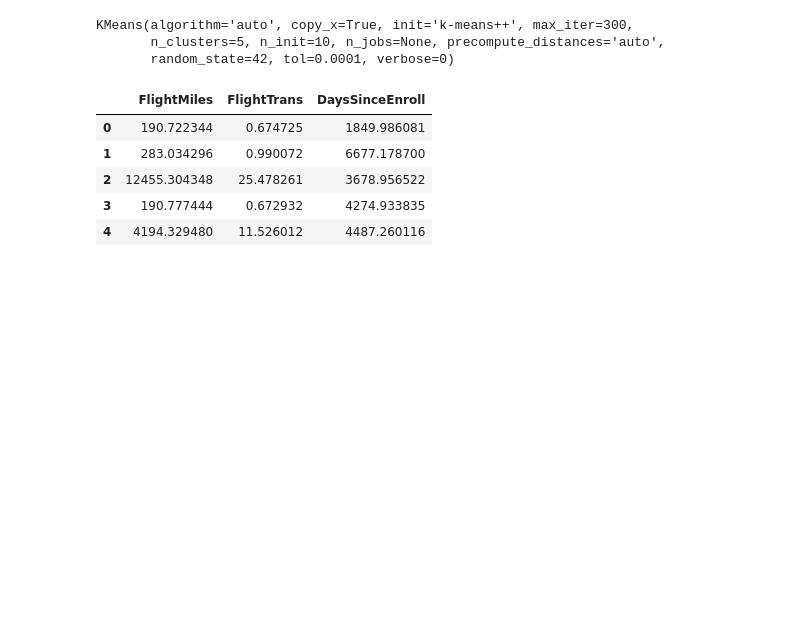
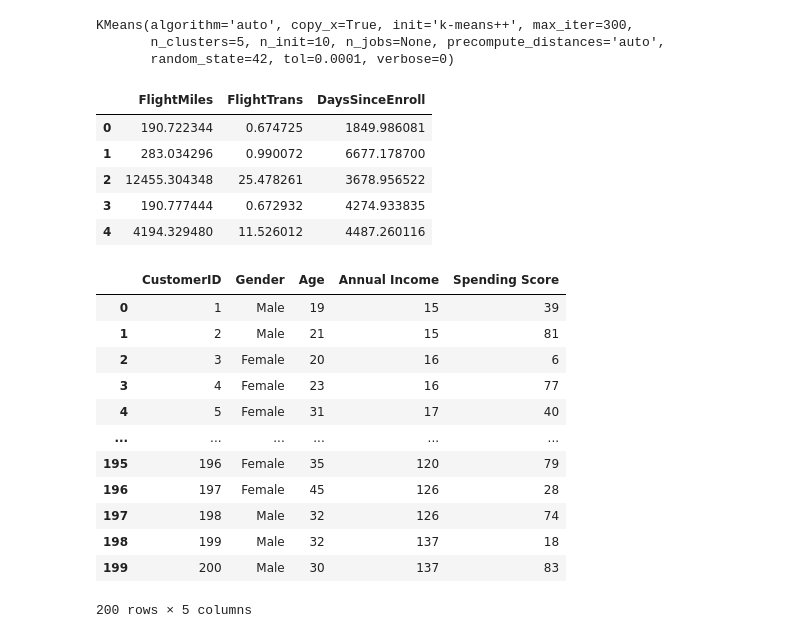
Before and after one commit to cornel-kim/samples, a Jupyter notebook: cluster1.ipynb, the cells around one changed output. Cells and saved outputs as stored; diff of their text form; code cells hidden in the pictures; blank space fills up the shorter version.

```diff
--- a/cluster1.ipynb
+++ b/cluster1.ipynb
@@ -101,3 +101,23 @@ clusters
 | 2 | 12455.304348 | 25.478261 | 3678.956522 |
 | 3 | 190.777444 | 0.672932 | 4274.933835 |
 | 4 | 4194.329480 | 11.526012 | 4487.260116 |
+# %%
+# Mall Customers
+# clustering airlines members
+import pandas
+customers = pandas.read_csv("https://modkenya.com/datascience/datasets/Mall_Customers.csv")
+customers
+# %% [output]
+|  | CustomerID | Gender | Age | Annual Income | Spending Score |
+| 0 | 1 | Male | 19 | 15 | 39 |
+| 1 | 2 | Male | 21 | 15 | 81 |
+| 2 | 3 | Female | 20 | 16 | 6 |
+| 3 | 4 | Female | 23 | 16 | 77 |
+| 4 | 5 | Female | 31 | 17 | 40 |
+| ... | ... | ... | ... | ... | ... |
+| 195 | 196 | Female | 35 | 120 | 79 |
+| 196 | 197 | Female | 45 | 126 | 28 |
+| 197 | 198 | Male | 32 | 126 | 74 |
+| 198 | 199 | Male | 32 | 137 | 18 |
+| 199 | 200 | Male | 30 | 137 | 83 |
+200 rows × 5 columns
```
Also changed, not shown: parts of 3 cells of this notebook.
